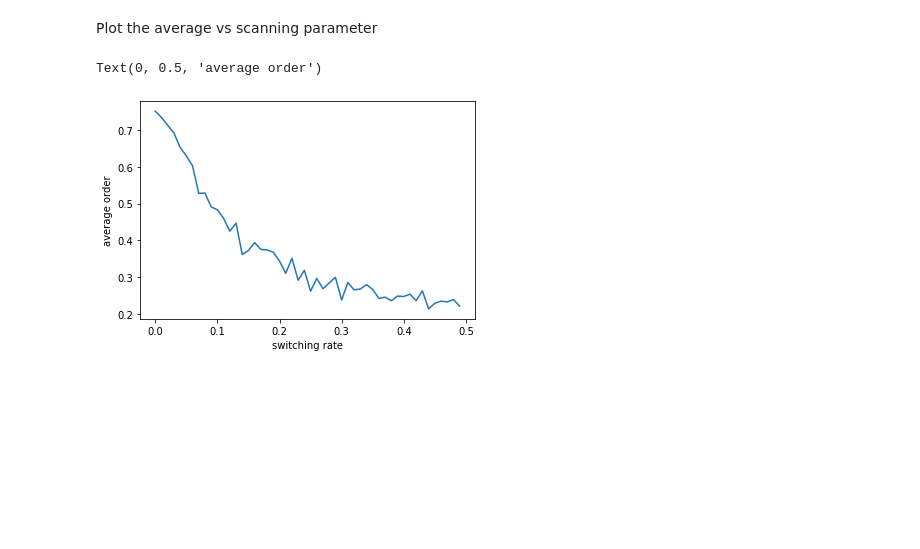
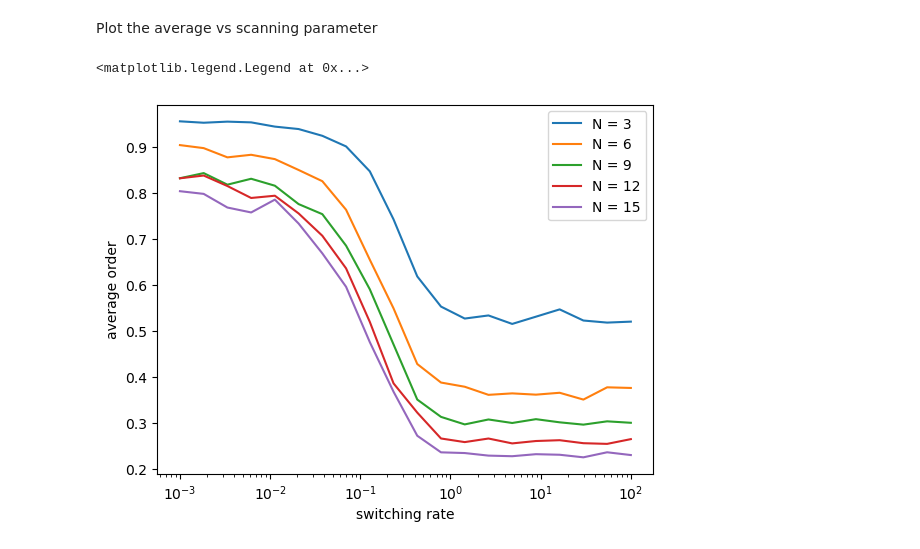
Before and after one commit to mohsen-raoufi/switching_coordination, a Jupyter notebook: param_scan.ipynb, the cells around one changed output. Cells and saved outputs as stored; diff of their text form; code cells hidden in the pictures; blank space fills up the shorter version.

```diff
--- a/param_scan.ipynb
+++ b/param_scan.ipynb
@@ -294,21 +302,22 @@ Text(0.2, 0.1, 'avg order = 0.951')
 # %% [markdown]
 Calculate the average order of the monte-carlo simulations
-# %%
-avg_order = np.empty(shape=(len(switching_rate_arr),n_mc_reps))
-for i_switching_rate in np.arange(len(switching_rate_arr)):
-    for mc_iter in np.arange(n_mc_reps):
-        out_data_tmp = out_data[i_switching_rate, mc_iter]
-        avg_order_tmp = np.mean(out_data_tmp['order'][-25:])
-        avg_order[i_switching_rate, mc_iter] = avg_order_tmp
-
-# calculate the mean of the average order over monte-carlo reps.
-avg_order_over_reps = np.mean(avg_order, axis=1)
+# %%
+# calculate the mean of the average order over monte-carlo reps.
+avg_order_over_reps =  np.empty(shape=(len(param_scan_dict['N']['range']), len(param_scan_dict['switchingRate']['range'])))
+for i_N, N in enumerate(param_scan_dict['N']['range']):
+    for i_switching_rate, switching_rate in enumerate(param_scan_dict['switchingRate']['range']):
+        out_data_tmp = out_data_df.loc[out_data_df['switchingRate'] == param_scan_dict['switchingRate']['range'][i_switching_rate]]
+        out_data_tmp = out_data_tmp.loc[out_data_tmp['N'] == param_scan_dict['N']['range'][i_N]]
+        avg_order_tmp = np.mean(out_data_tmp['meanOrder'][:])
+        avg_order_over_reps[i_N, i_switching_rate] = avg_order_tmp
 # %% [markdown]
 Plot the average vs scanning parameter
-# %%
-plt.plot(switching_rate_arr, avg_order_over_reps)
-plt.xlabel("switching rate")
-plt.ylabel("average order")
-# %% [output]
-Text(0, 0.5, 'average order')
-[figure, removed]
+# %%
+for i_N, N in enumerate(param_scan_dict['N']['range']):
+    plt.semilogx(param_scan_dict['switchingRate']['range'], avg_order[i_N][:], label=f'N = {int(N)}')
+plt.xlabel("switching rate")
+plt.ylabel("average order")
+plt.legend()
+# %% [output]
+<matplotlib.legend.Legend at 0x...>
+[figure, added]
```
Also changed, not shown: parts of 4 cells of this notebook.
